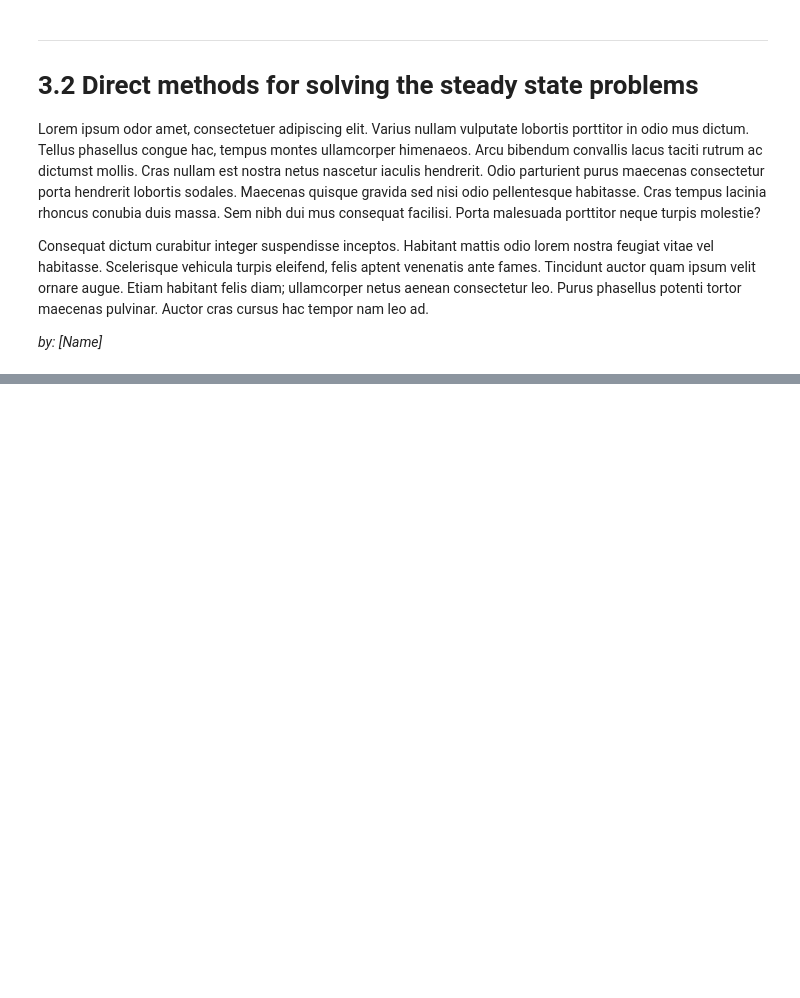
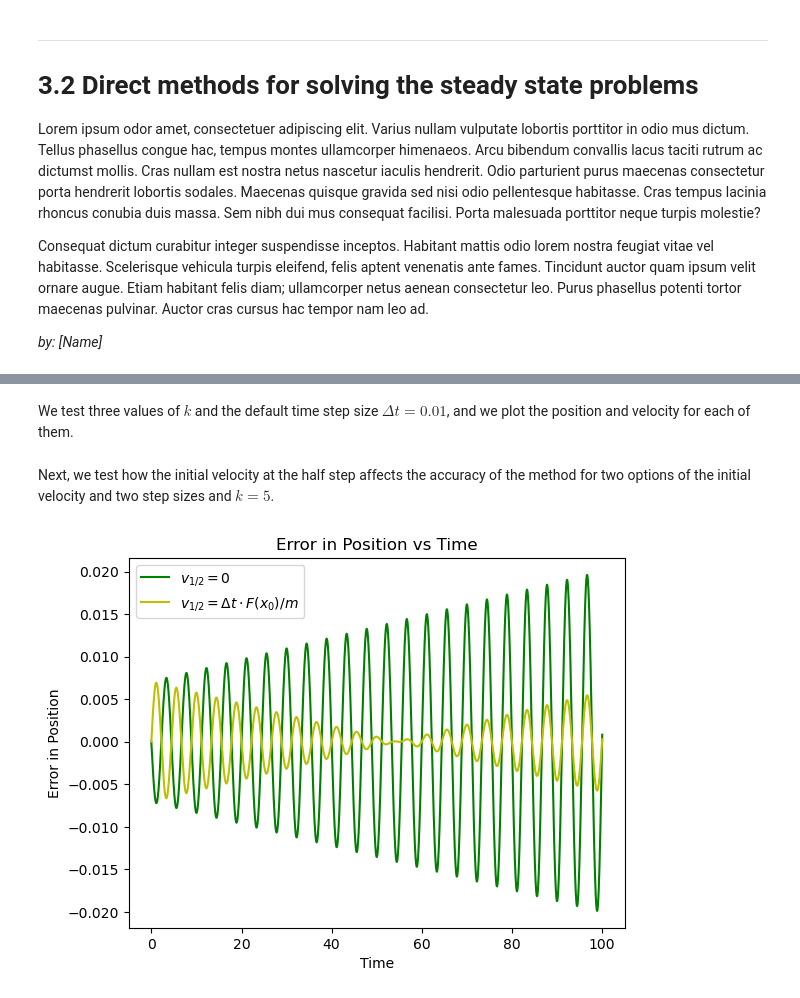
Before and after one commit to kingilsildor/CLS-Scientific_Computing-Assignment3, a Jupyter notebook: interface.ipynb, the cells around one changed output, grey strips where cells are left out. Cells and saved outputs as stored; diff of their text form; code cells hidden in the pictures; blank space fills up the shorter version.

Commit message:
Comparing initial solution, but there is probably a bug

```diff
--- a/interface.ipynb
+++ b/interface.ipynb
@@ -285,0 +211,2 @@ import numpy as np
+# %% [markdown]
+We test three values of $k$ and the default time step size $\Delta t = 0.01$, and we plot the position and velocity for each of them.
@@ -285,0 +229,31 @@ import numpy as np
+# %% [markdown]
+Next, we test how the initial velocity at the half step affects the accuracy of the method for two options of the initial velocity and two step sizes and $k = 5$.
+# %%
+T = 100
+k = 2
+
+def F_x(x, k):
+    return -k * x
+
+x_list_zero, v_list_zero = leapfrog(T, F_x, k, initial_v="zero")
+x_list_2, v_list_2 = leapfrog(T, F_x, k)
+# %%
+t_position = np.linspace(0, T, len(x_list_zero))
+m = 1
+
+def exact_position(t, k, m):
+    A = 1
+    omega = np.sqrt(k / m)
+    phi = np.pi / 2
+
+    return A * np.sin(omega * t + phi)
+
+plt.plot(t_position, exact_position(t_position,k,m) - x_list_zero, label = r"$v_{1/2} = 0$", color="g")
+plt.plot(t_position, exact_position(t_position,k,m) - x_list_2, label = r"$v_{1/2} = \Delta t \cdot F(x_0) / m$", color="y")
+plt.title("Error in Position vs Time")
+plt.xlabel("Time")
+plt.ylabel("Error in Position")
+plt.legend()
+plt.show()
+# %% [output]
+[figure, added]
```
Also changed, not shown: parts of 17 cells of this notebook, 1 other file.
